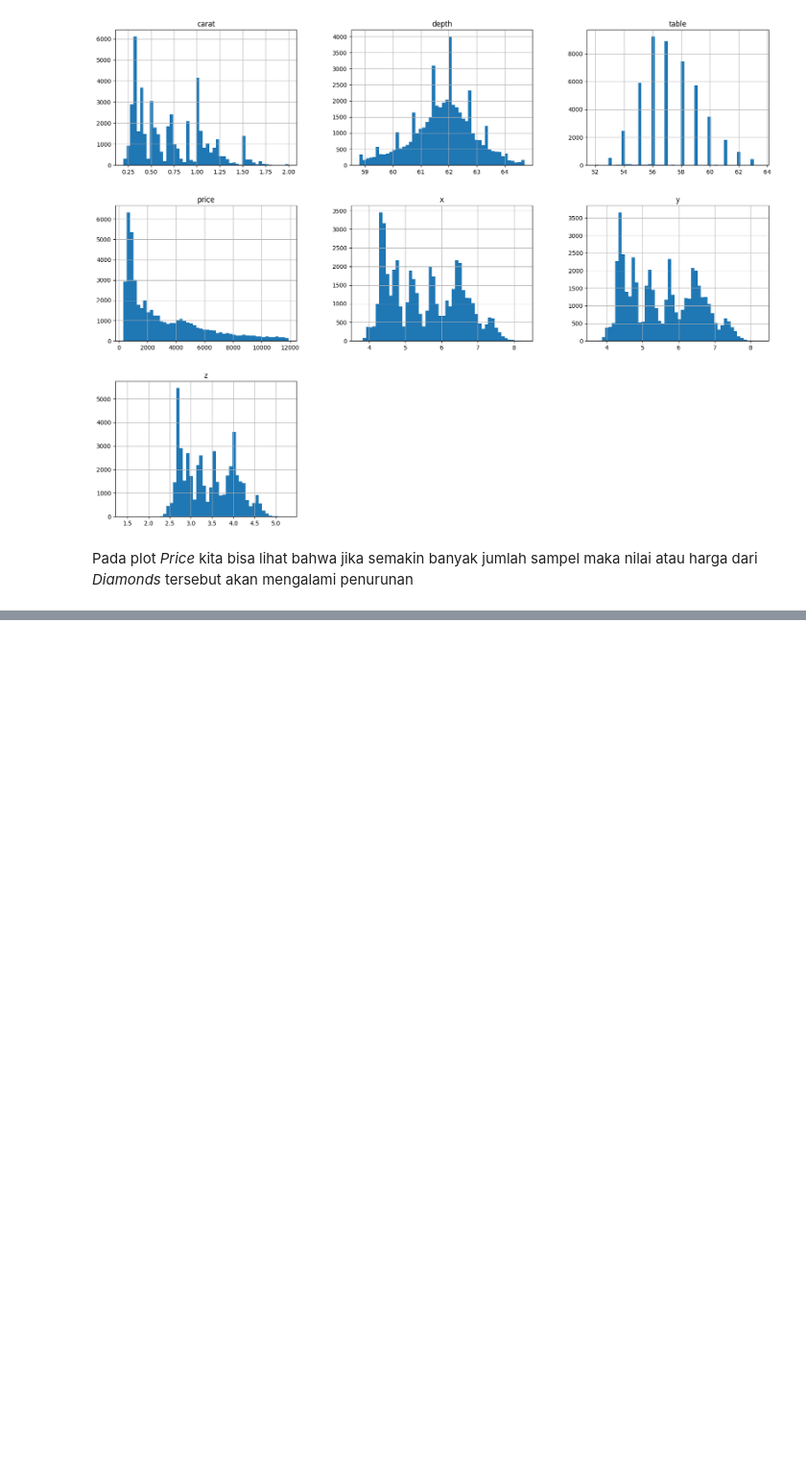
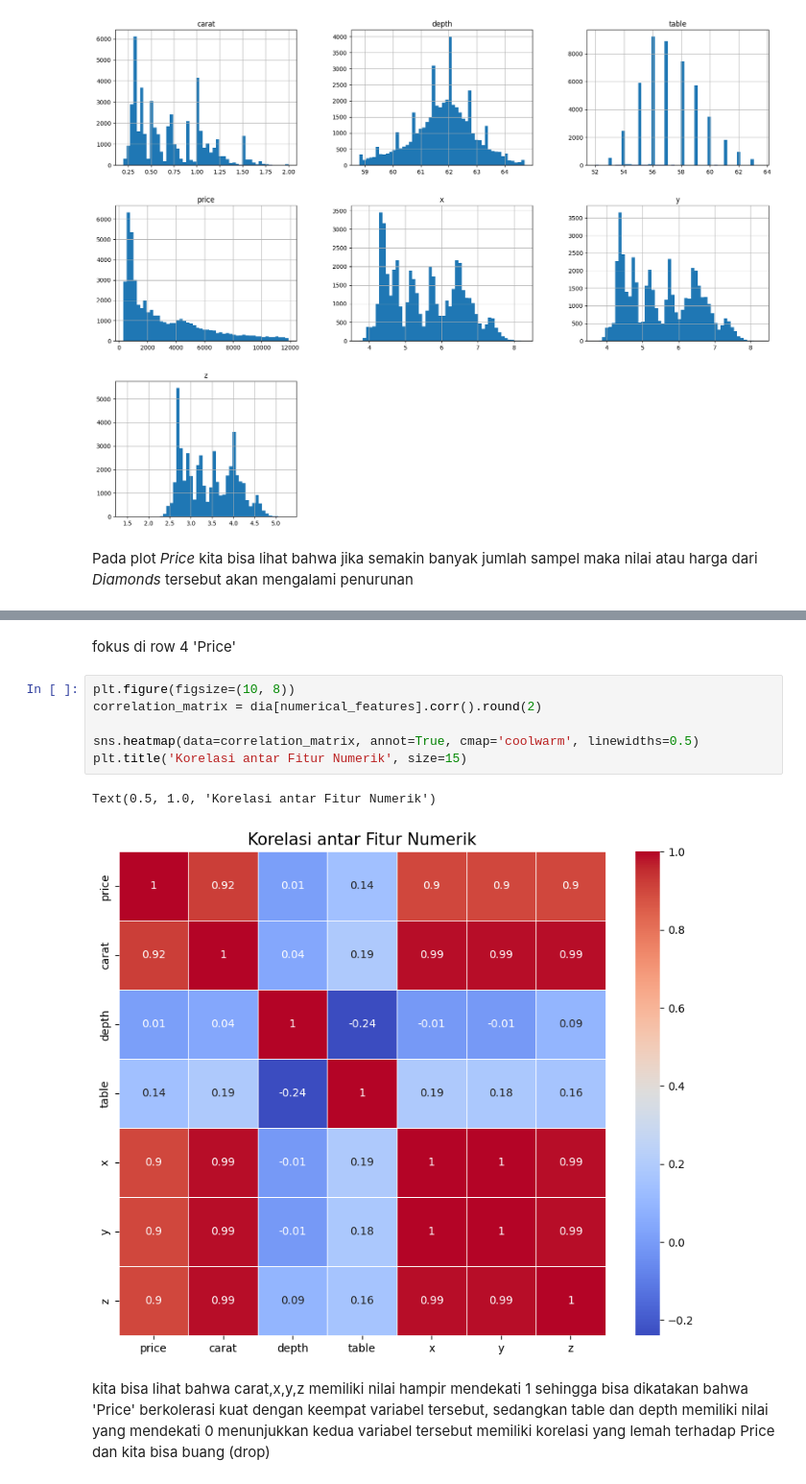
Before and after one commit to Ifdhal17/diamond-predictive, a Jupyter notebook: Diamond_prediction.ipynb, the cells around one changed output, grey strips where cells are left out. Shown at 96% size. Drawn from its saved outputs; the diff is of its cells as text; blank space fills up the shorter version.

```diff
--- a/Diamond_prediction.ipynb
+++ b/Diamond_prediction.ipynb
@@ -232,0 +270,13 @@ Pada plot *Price* kita bisa lihat bahwa jika semakin banyak jumlah sampel maka n
+# %% [markdown]
+fokus di row 4 'Price'
+# %%
+plt.figure(figsize=(10, 8))
+correlation_matrix = dia[numerical_features].corr().round(2)
+
+sns.heatmap(data=correlation_matrix, annot=True, cmap='coolwarm', linewidths=0.5)
+plt.title('Korelasi antar Fitur Numerik', size=15)
+# %% [output]
+Text(0.5, 1.0, 'Korelasi antar Fitur Numerik')
+[figure, added]
+# %% [markdown]
+kita bisa lihat bahwa carat,x,y,z memiliki nilai hampir mendekati 1 sehingga bisa dikatakan bahwa 'Price' berkolerasi kuat dengan keempat variabel tersebut, sedangkan table dan depth memiliki nilai yang mendekati 0 menunjukkan kedua variabel tersebut memiliki korelasi yang lemah terhadap Price dan kita bisa buang (drop)
```
Also changed, not shown: parts of 9 cells of this notebook.
